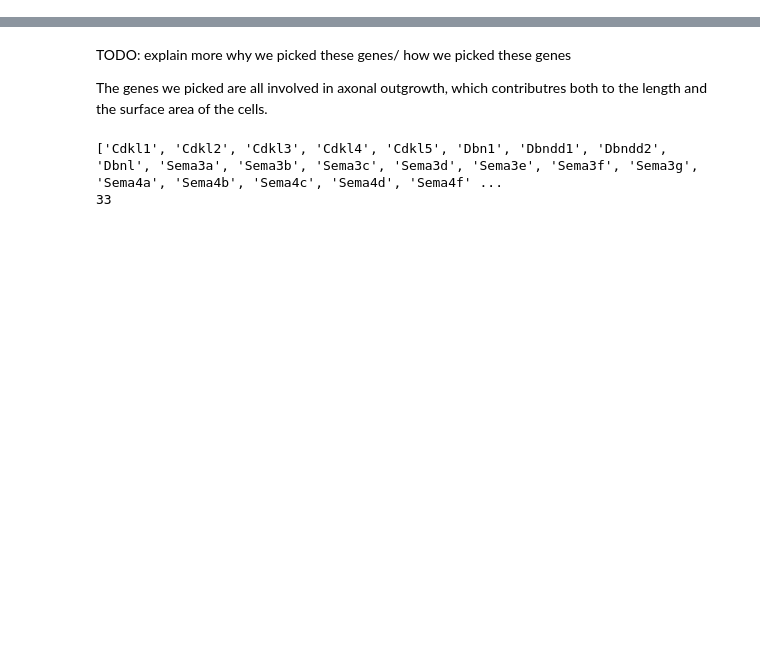
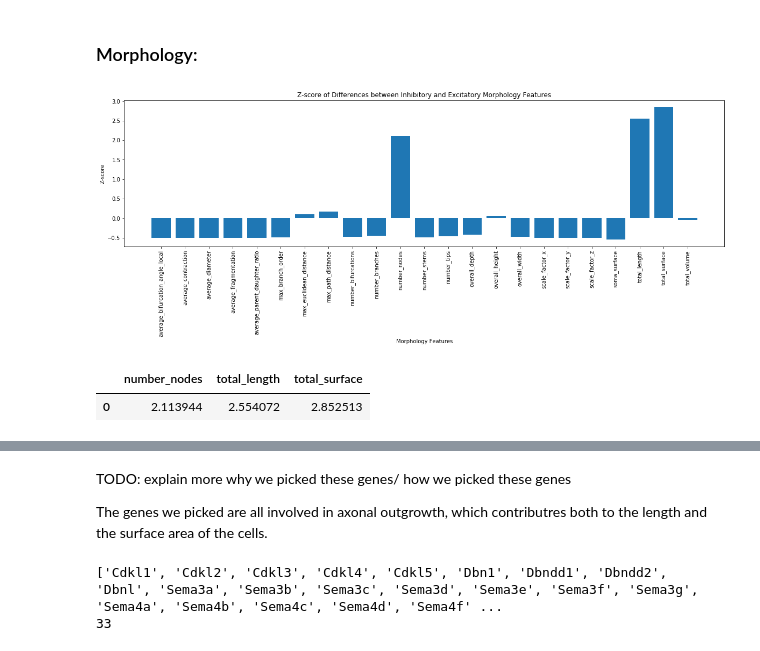
Before and after one commit to bijoudej/BIPN162_FinalProject, a Jupyter notebook: Final_Project_Master.ipynb, the cells around one changed output, grey strips where cells are left out. Drawn from its saved outputs; the diff is of its cells as text; code cells hidden in the pictures; blank space fills up the shorter version.

```diff
--- a/Final_Project_Master.ipynb
+++ b/Final_Project_Master.ipynb
@@ -0,0 +499,18 @@
+# %%
+significant_indexes = []
+
+for i in diff_zscore:
+    if i >= 1.96:
+        significant_indexes.append(i)
+    elif i <= -1.96:
+        significant_indexes.append(i)
+
+# make a dictionary of columns and zscores
+ephys_zscore_dict = dict()
+
+for i in range(len(diff_zscore)):
+    ephys_zscore_dict[cleaned_columns[i]] = [diff_zscore[i]]
+
+ephys_zscores = pd.DataFrame(ephys_zscore_dict)
+ephys_zscores = ephys_zscores[['avg_isi', 'input_resistance_mohm', 'spike_width']]
+ephys_zscores
@@ -0,0 +524,45 @@
+# %% [markdown]
+### Morphology:
+# %%
+# Set up the figure
+fig,ax = plt.subplots(figsize=(20,5))
+
+differences = []
+
+for i in morph_columns:
+    inhib_mean = np.mean(inhib_morph_df[i])
+    excit_mean = np.mean(excit_morph_df[i])
+    differences.append(excit_mean - inhib_mean)
+
+diff_zscore = stats.zscore(differences)
+ax.bar(morph_columns, diff_zscore)
+plt.xticks(rotation=90)
+
+ax.set_xlabel('Morphology Features')
+ax.set_ylabel('Z-score')
+ax.set_title("Z-score of Differences between Inhibitory and Excitatory Morphology Features")
+
+plt.show()
+# %% [output]
+[figure, added]
+# %%
+significant_indexes = []
+
+for i in diff_zscore:
+    if i >= 1.96:
+        significant_indexes.append(i)
+    elif i <= -1.96:
+        significant_indexes.append(i)
+
+# make a dictionary of columns and zscores
+morph_zscore_dict = dict()
+
+for i in range(len(diff_zscore)):
+    morph_zscore_dict[morph_columns[i]] = [diff_zscore[i]]
+
+morph_zscores = pd.DataFrame(morph_zscore_dict)
+morph_zscores = morph_zscores[['number_nodes','total_length','total_surface']]
+morph_zscores
+# %% [output]
+|  | number_nodes | total_length | total_surface |
+| 0 | 2.113944 | 2.554072 | 2.852513 |
```
Also changed, not shown: parts of 78 cells of this notebook.
